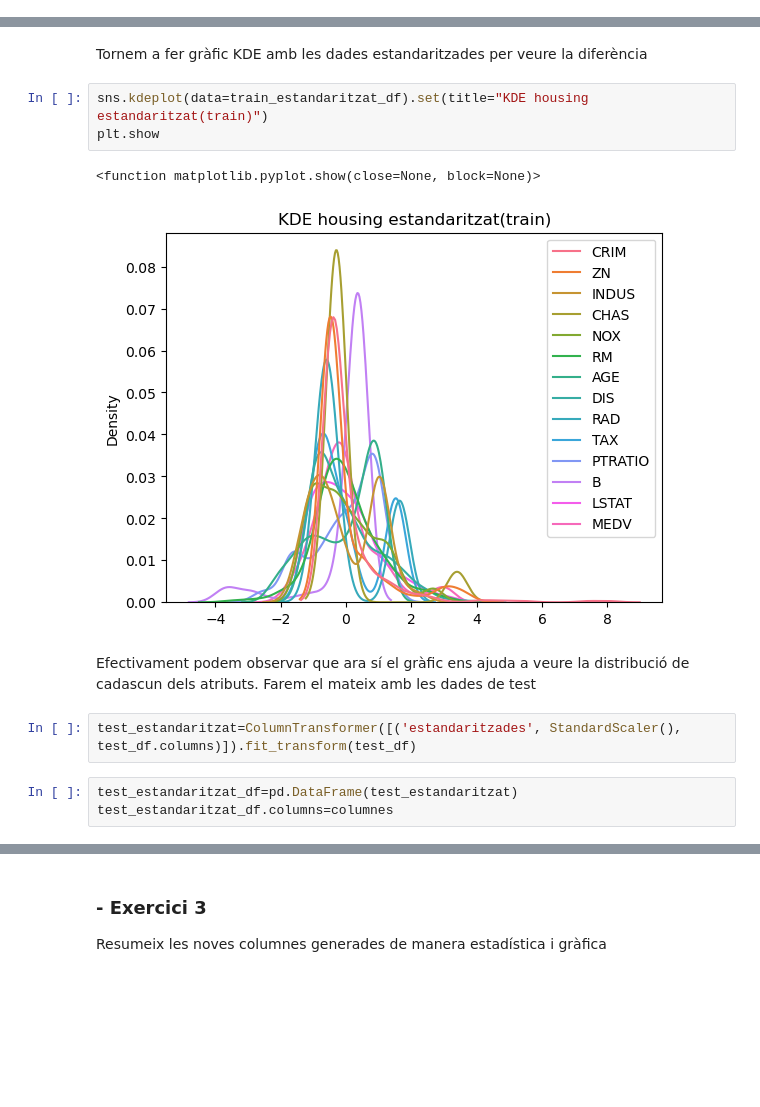
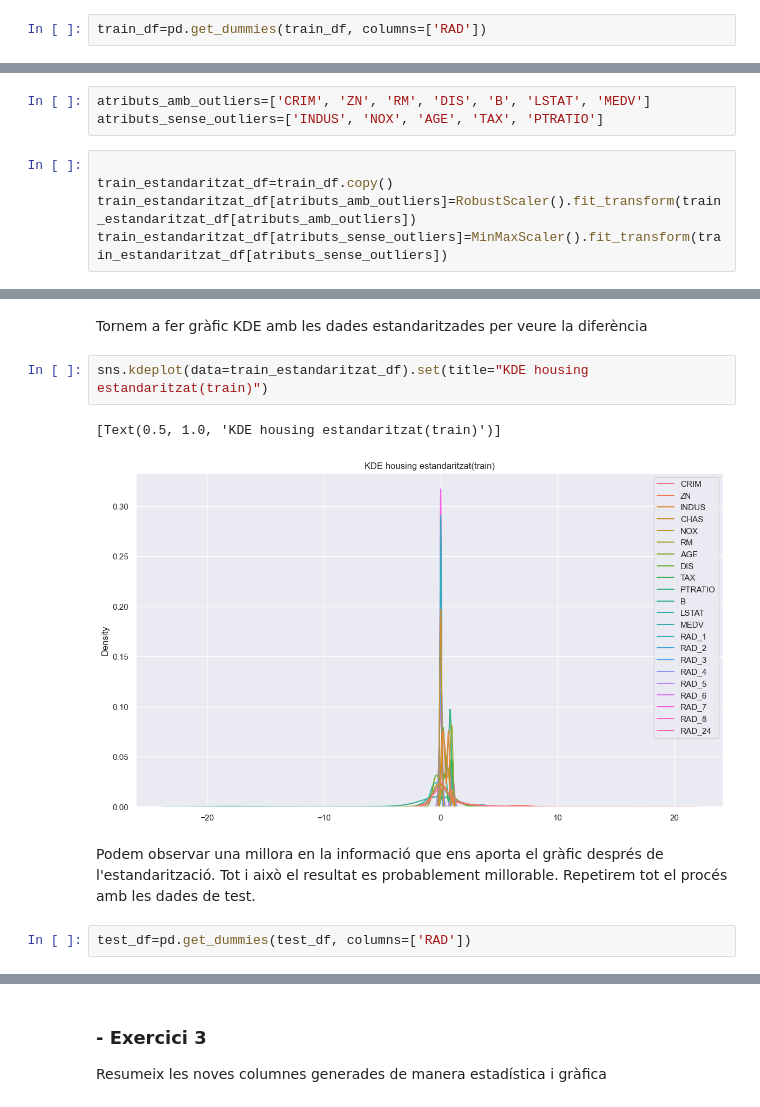
Before and after one commit to maribelseara/SkLearn_Train_Test, a Jupyter notebook: sklear_train_test.ipynb, the cells around one changed output, grey strips where cells are left out. Cells and saved outputs as stored; diff of their text form; blank space fills up the shorter version.

```diff
--- a/sklear_train_test.ipynb
+++ b/sklear_train_test.ipynb
@@ -274,0 +321,2 @@ Aplica algun procés de transformació (estandarditzar les dades numèriques, cr
+# %%
+train_df=pd.get_dummies(train_df, columns=['RAD'])
@@ -307,0 +392,8 @@ train_estandaritzat_df.columns=columnes
+# %%
+atributs_amb_outliers=['CRIM', 'ZN', 'RM', 'DIS', 'B', 'LSTAT', 'MEDV']
+atributs_sense_outliers=['INDUS', 'NOX', 'AGE', 'TAX', 'PTRATIO']
+# %%
+
+train_estandaritzat_df=train_df.copy()
+train_estandaritzat_df[atributs_amb_outliers]=RobustScaler().fit_transform(train_estandaritzat_df[atributs_amb_outliers])
+train_estandaritzat_df[atributs_sense_outliers]=MinMaxScaler().fit_transform(train_estandaritzat_df[atributs_sense_outliers])
@@ -321,14 +430,10 @@ train_estandaritzat_df.describe()
 Tornem a fer gràfic KDE amb les dades estandaritzades per veure la diferència
 # %%
 sns.kdeplot(data=train_estandaritzat_df).set(title="KDE housing estandaritzat(train)")
-plt.show
 # %% [output]
-<function matplotlib.pyplot.show(close=None, block=None)>
+[Text(0.5, 1.0, 'KDE housing estandaritzat(train)')]
-[figure, old version]
+[figure, new version]
-# %% [markdown]
-Efectivament podem observar que ara sí el gràfic ens ajuda a veure la distribució de cadascun dels atributs. Farem el mateix amb les dades de test
-# %%
-test_estandaritzat=ColumnTransformer([('estandaritzades', StandardScaler(), test_df.columns)]).fit_transform(test_df)
-# %%
-test_estandaritzat_df=pd.DataFrame(test_estandaritzat)
-test_estandaritzat_df.columns=columnes
+# %% [markdown]
+Podem observar una millora en la informació que ens aporta el gràfic després de l'estandarització. Tot i això el resultat es probablement millorable. Repetirem tot el procés amb les dades de test.
+# %%
+test_df=pd.get_dummies(test_df, columns=['RAD'])
```
Also changed, not shown: parts of 51 cells of this notebook.
